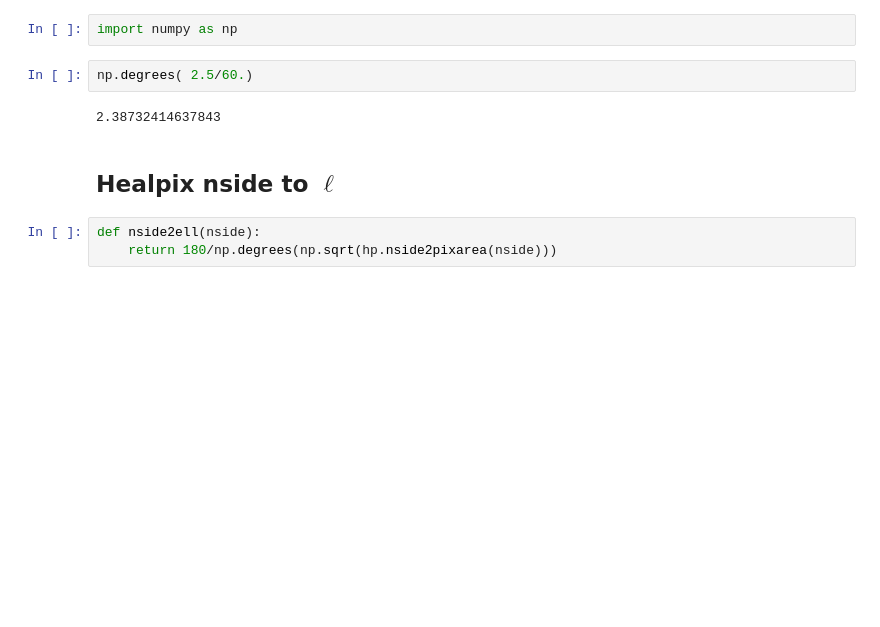
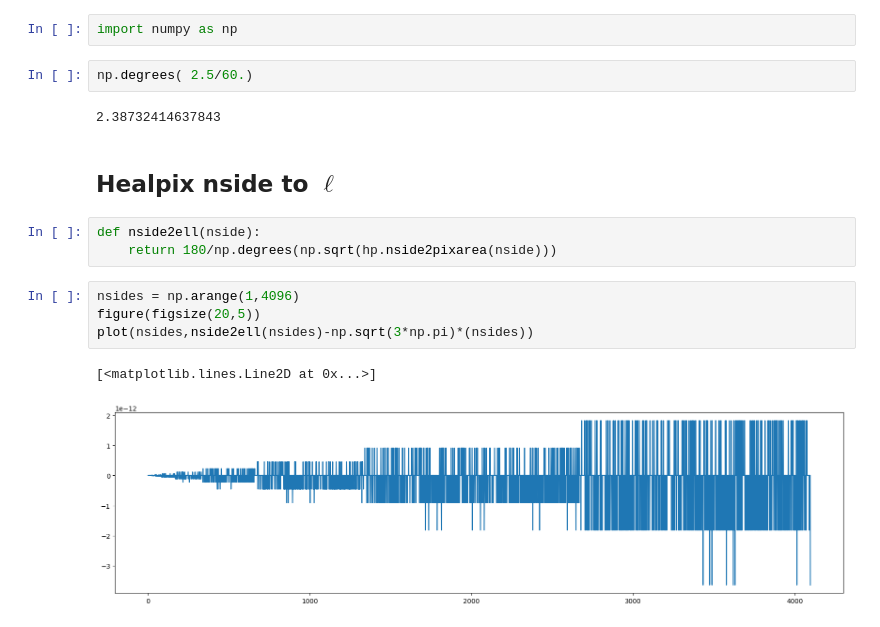
Before and after one commit to andrevitorelli/that-box-over-there, a Jupyter notebook: Healpy.ipynb, the cells around one changed output. Drawn from its saved outputs; the diff is of its cells as text; blank space fills up the shorter version.

```diff
--- a/Healpy.ipynb
+++ b/Healpy.ipynb
@@ -86,3 +86,10 @@ np.degrees( 2.5/60.)
 # %%
 def nside2ell(nside):
     return 180/np.degrees(np.sqrt(hp.nside2pixarea(nside)))
+# %%
+nsides = np.arange(1,4096)
+figure(figsize(20,5))
+plot(nsides,nside2ell(nsides)-np.sqrt(3*np.pi)*(nsides))
+# %% [output]
+[<matplotlib.lines.Line2D at 0x...>]
+[figure, added]
```
Also changed, not shown: parts of 1 cell of this notebook, 7 other files.
